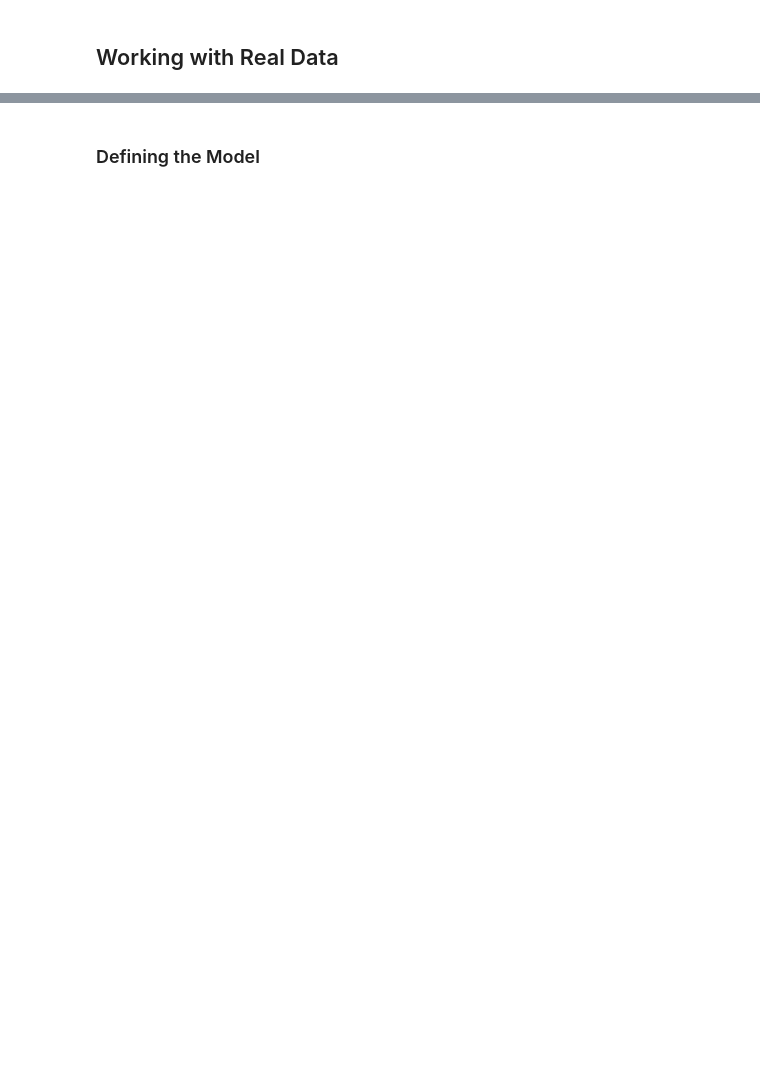
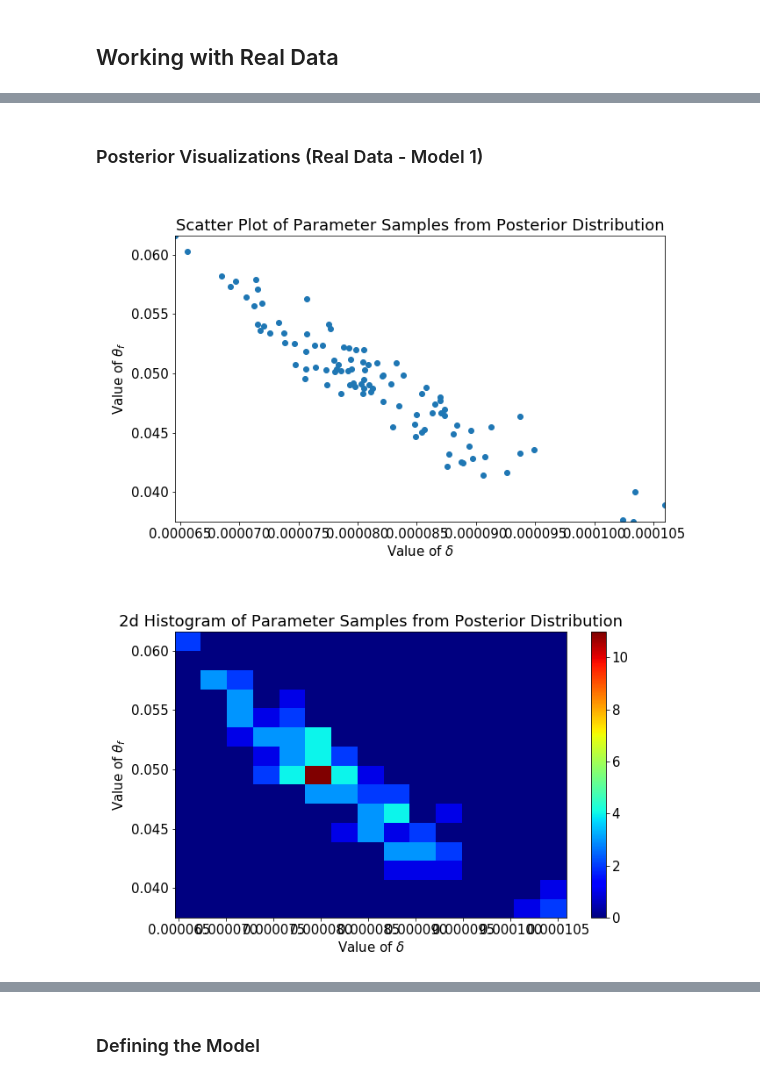
Before and after one commit to M-Harrington/probprog-finalproject, a Jupyter notebook: code.ipynb, the cells around one changed output, grey strips where cells are left out. Saved outputs shown, nothing was run; the diff lists cells and outputs as text; code cells hidden in the pictures; blank space fills up the shorter version.

```diff
--- a/code.ipynb
+++ b/code.ipynb
@@ -376,3 +563,5 @@ samples_file = "data/real-data/" + ("gp-samples" if use_gp else "kr-samples") +
+# %%
+samples_file = "models/model1/real-samples.json"
 # %%
 try:
     with open(samples_file, "r") as f:
@@ -381,14 +572,40 @@ except:
     print("Failed to load samples file")
 # %%
 if train:
-    WF_distances = [pairwise_distances(XW_r[i], XF_r[i]) for i in range(len(YW_r))]
+    WF_distances = [
+        pairwise_distances(XW_r[i], XF_r[i])
+        for i in range(len(YW_r))
+    ]
 
-    nuts_kernel = NUTS(partial(model1, n_seasons=3, seasons=XS_r, WF_distances=WF_distances, gp=use_gp))
+    nuts_kernel = NUTS(
+        partial(
+            model1,
+            n_seasons=3,
+            seasons=XS_r,
+            WF_distances=WF_distances,
+            gp=use_gp
+        )
+    )
 
-    mcmc = MCMC(nuts_kernel, num_samples=100, warmup_steps=400)
+    mcmc = MCMC(
+        nuts_kernel,
+        num_samples=num_samples,
+        warmup_steps=warmup_steps
+    )
     mcmc_run = mcmc.run(XW_r, YW_r, YF_r)
 
-    samples = {k: v.detach().cpu().numpy() for k, v in mcmc.get_samples().items()}
+    samples = {
+        k: v.detach().cpu().numpy()
+        for k, v in mcmc.get_samples().items()
+    }
+# %%
+mu_samples = []
+for k in list(samples.keys()):
+    if "mu_" in k:
+        mu_samples.append(samples[k][:, None])
+        del samples[k]
+
+samples["mu"] = np.concatenate(mu_samples, axis=1)
 # %%
 if save_samples:
     samples_ = {k: v.tolist() for k, v in samples.items()}
@@ -400,0 +614,13 @@ for site, values in summary(samples).items():
+# %% [markdown]
+### Posterior Visualizations (Real Data - Model 1)
+# %%
+if plot:
+    plot_2d_dist("delta", "theta_f", samples, "1")
+
+display(
+    Image("includes/model1/scatter_delta_theta_f.png"),
+    Image("includes/model1/hist_delta_theta_f.png")
+)
+# %% [output]
+[figure, added]
+[figure, added]
```
Also changed, not shown: parts of 67 cells of this notebook, 1 other file.
